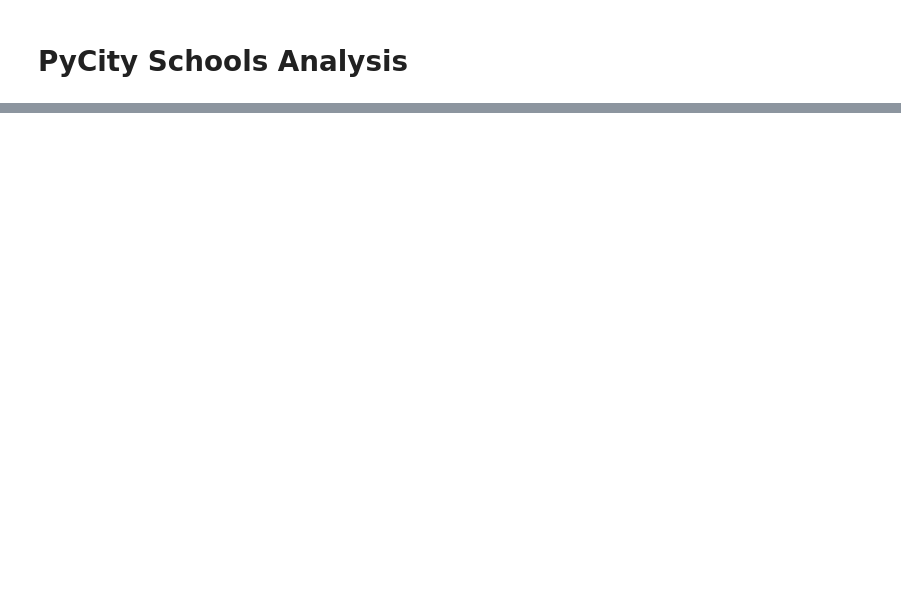
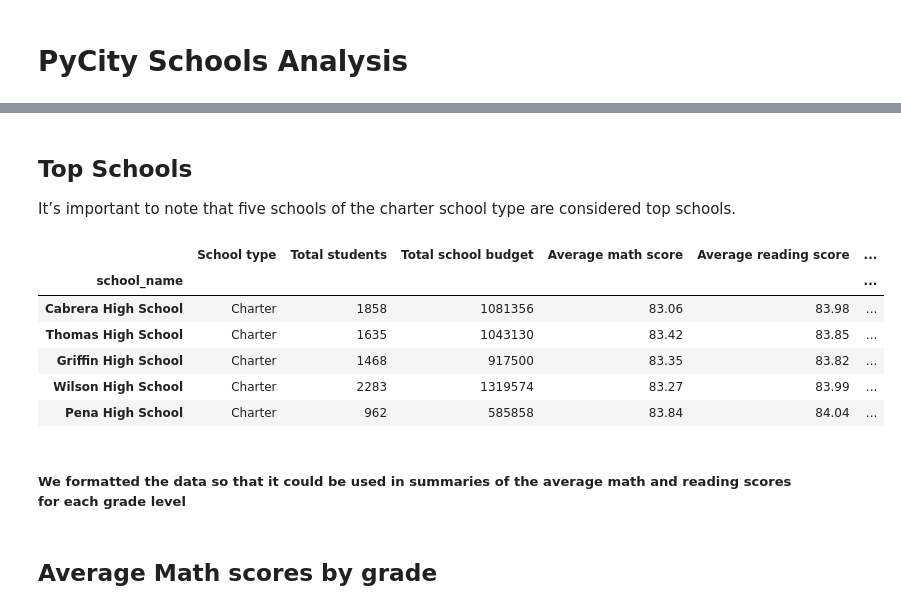
Before and after one commit to AlTesla/pandas-challenge, a Jupyter notebook: PyCitySchools/PyCitySchools.ipynb, the cells around one changed output, grey strips where cells are left out. Saved outputs shown, nothing was run; the diff lists cells and outputs as text; code cells hidden in the pictures; blank space fills up the shorter version.

```diff
--- a/PyCitySchools/PyCitySchools.ipynb
+++ b/PyCitySchools/PyCitySchools.ipynb
@@ -296,0 +108,10 @@ type_summary
+# %%
+size_bins = [0, 1000, 2000, 5000]
+labels = ["Small (<1000)", "Medium (1000-2000)", "Large (2000-5000)"]
+per_school_summary["school size"] = pd.cut(per_school_summary['student_name'], bins=size_bins, labels=labels, include_lowest=True)
+per_school_summary.rename(columns={'math_score' : 'Average math score', "reading_score" : "Average reading score"}, inplace=True)
+# %%
+#We formatted the Columns so that it could be displayed in a clear and concise manner
+per_school_summary.rename(columns={'type' : 'School type','student_name' : 'Total students', "budget" : "Total school budget",
+                               'math_score' : 'Average math score', "reading_score" : "Average reading score"
+                               }, inplace=True)
@@ -296,0 +144,8 @@ type_summary
+# %%
+# sorting values for bottom schools
+per_school_summary = per_school_summary.sort_values(by= '% Overall Passing')
+bottom_schools = per_school_summary.head()
+# %%
+# sorting values for top schools
+per_school_summary = per_school_summary.sort_values(by= '% Overall Passing', ascending=False)
+top_schools = per_school_summary.head()
@@ -296,0 +166,16 @@ type_summary
+# %% [markdown]
+## Top Schools
+It’s important to note that five schools of the charter school type are considered top schools.
+# %%
+# Display top schools
+top_schools
+# %% [output]
+|  | School type | Total students | Total school budget | Average math score | Average reading score | ... |
+| school_name |  |  |  |  |  | ... |
+| Cabrera High School | Charter | 1858 | 1081356 | 83.06 | 83.98 | ... |
+| Thomas High School | Charter | 1635 | 1043130 | 83.42 | 83.85 | ... |
+| Griffin High School | Charter | 1468 | 917500 | 83.35 | 83.82 | ... |
+| Wilson High School | Charter | 2283 | 1319574 | 83.27 | 83.99 | ... |
+| Pena High School | Charter | 962 | 585858 | 83.84 | 84.04 | ... |
+# %% [markdown]
+##### We formatted the data so that it could be used in summaries of the average math and reading scores for each grade level
@@ -296,0 +202,2 @@ type_summary
+# %% [markdown]
+## Average Math scores by grade
```
Also changed, not shown: parts of 83 cells of this notebook.
